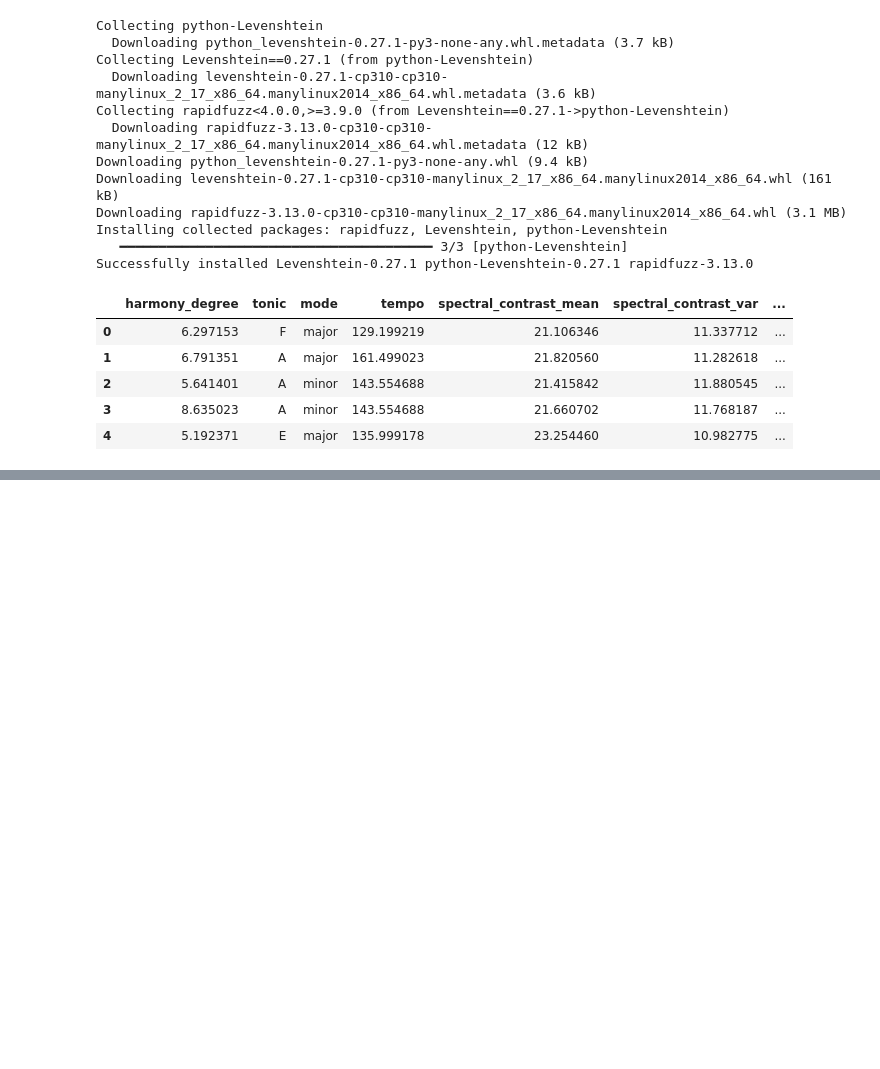
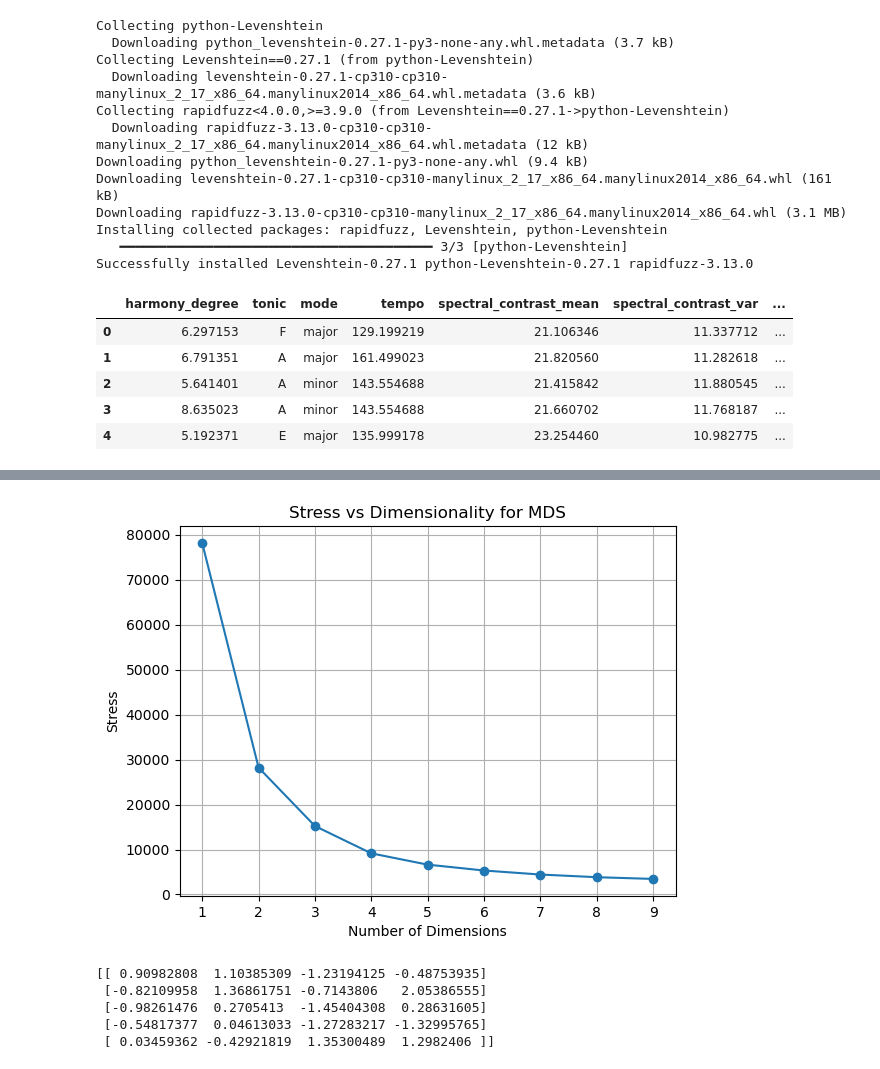
Before and after one commit to carjam/OJ, a Jupyter notebook: Comparison.ipynb, the cells around one changed output, grey strips where cells are left out. Cells and saved outputs as stored; diff of their text form; code cells hidden in the pictures; blank space fills up the shorter version.

```diff
--- a/Comparison.ipynb
+++ b/Comparison.ipynb
@@ -142,3 +148,37 @@ prog_embedded = embedding.fit_transform(D_prog)
+# %%
+#Stress test the dimensionality reduction to choose the right dimension
+stress_values = []
+dimensions = range(1, 10)
+for dim in dimensions:
+    mds = MDS(n_components=dim, dissimilarity='precomputed', random_state=42)
+    mds.fit(D_prog)
+    stress_values.append(mds.stress_)
+
+import matplotlib.pyplot as plt
+
+plt.plot(dimensions, stress_values, marker='o')
+plt.xlabel('Number of Dimensions')
+plt.ylabel('Stress')
+plt.title('Stress vs Dimensionality for MDS')
+plt.grid(True)
+plt.show()
+# %% [output]
+[figure, added]
+# %%
+# build the matrix
+embedding = MDS(n_components=4, dissimilarity='precomputed', random_state=42) #use multi-dimensional scaling to compress into a lower dimensional space
+prog_embedded = embedding.fit_transform(D_prog) # an N×3 matrix where each row is a 4D coordinate embedding of a data point.
+
+scaler = StandardScaler()
+prog_embedded_scaled = scaler.fit_transform(prog_embedded)
+
+print(prog_embedded_scaled[:5])  # Show first 5 rows
+# %% [output]
+[[ 0.90982808  1.10385309 -1.23194125 -0.48753935]
+ [-0.82109958  1.36861751 -0.7143806   2.05386555]
+ [-0.98261476  0.2705413  -1.45404308  0.28631605]
+ [-0.54817377  0.04613033 -1.27283217 -1.32995765]
+ [ 0.03459362 -0.42921819  1.35300489  1.2982406 ]]
 # %%
 from sklearn.decomposition import TruncatedSVD
 
```
Also changed, not shown: parts of 5 cells of this notebook, 1 other file.
